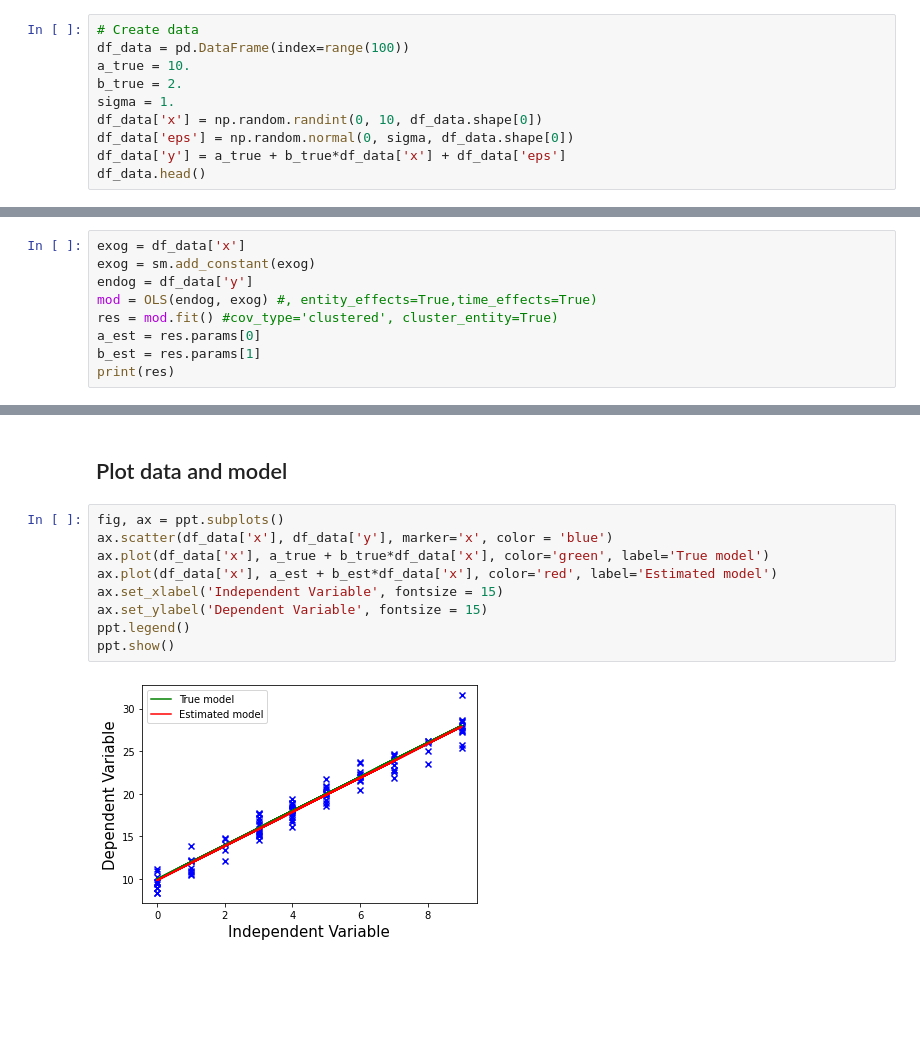
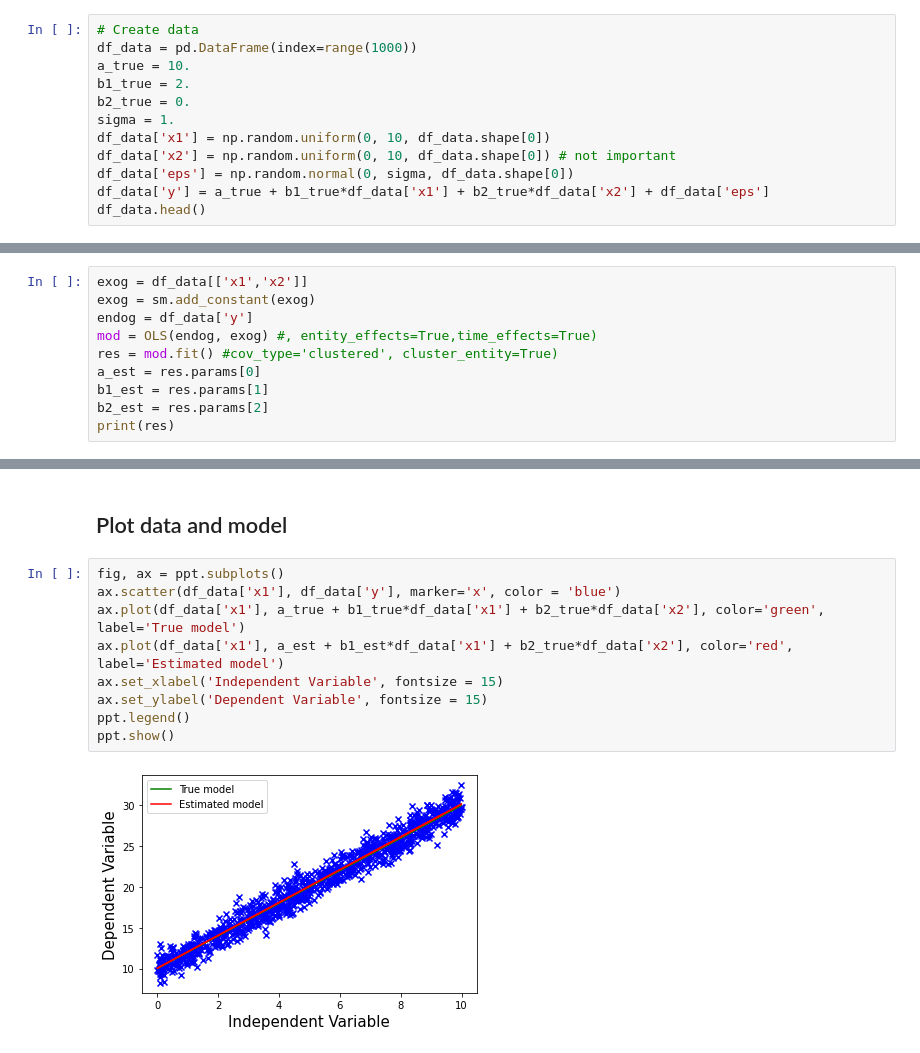
Before and after one commit to mlamlamla/estimating_empirical_models, a Jupyter notebook: 01_OLS.ipynb, the cells around one changed output, grey strips where cells are left out. Saved outputs shown, nothing was run; the diff lists cells and outputs as text; blank space fills up the shorter version.

```diff
--- a/01_OLS.ipynb
+++ b/01_OLS.ipynb
@@ -12,12 +12,14 @@ import evaluation_functions
 ## Create data
 # %%
 # Create data
-df_data = pd.DataFrame(index=range(100))
+df_data = pd.DataFrame(index=range(1000))
 a_true = 10.
-b_true = 2.
+b1_true = 2.
+b2_true = 0.
 sigma = 1.
-df_data['x'] = np.random.randint(0, 10, df_data.shape[0])
+df_data['x1'] = np.random.uniform(0, 10, df_data.shape[0])
+df_data['x2'] = np.random.uniform(0, 10, df_data.shape[0]) # not important
 df_data['eps'] = np.random.normal(0, sigma, df_data.shape[0])
-df_data['y'] = a_true + b_true*df_data['x'] + df_data['eps']
+df_data['y'] = a_true + b1_true*df_data['x1'] + b2_true*df_data['x2'] + df_data['eps']
 df_data.head()
 # %% [output]
@@ -30,13 +32,14 @@ df_data.head()
 # %% [markdown]
 ## Estimate model
 # %%
-exog = df_data['x']
+exog = df_data[['x1','x2']]
 exog = sm.add_constant(exog)
 endog = df_data['y']
 mod = OLS(endog, exog) #, entity_effects=True,time_effects=True)
 res = mod.fit() #cov_type='clustered', cluster_entity=True)
 a_est = res.params[0]
-b_est = res.params[1]
+b1_est = res.params[1]
+b2_est = res.params[2]
 print(res)
 # %% [output]
                             OLS Estimation Summary
@@ -59,12 +63,12 @@ x              1.9984     0.0444     44.964     0.0000      1.9113      2.0855
 ## Plot data and model
 # %%
 fig, ax = ppt.subplots()
-ax.scatter(df_data['x'], df_data['y'], marker='x', color = 'blue')
-ax.plot(df_data['x'], a_true + b_true*df_data['x'], color='green', label='True model')
-ax.plot(df_data['x'], a_est + b_est*df_data['x'], color='red', label='Estimated model')
+ax.scatter(df_data['x1'], df_data['y'], marker='x', color = 'blue')
+ax.plot(df_data['x1'], a_true + b1_true*df_data['x1'] + b2_true*df_data['x2'], color='green', label='True model')
+ax.plot(df_data['x1'], a_est + b1_est*df_data['x1'] + b2_true*df_data['x2'], color='red', label='Estimated model')
 ax.set_xlabel('Independent Variable', fontsize = 15)
 ax.set_ylabel('Dependent Variable', fontsize = 15)
 ppt.legend()
 ppt.show()
 # %% [output]
-[figure, old version]
+[figure, new version]
```
Also changed, not shown: parts of 3 cells of this notebook, 5 other files.
